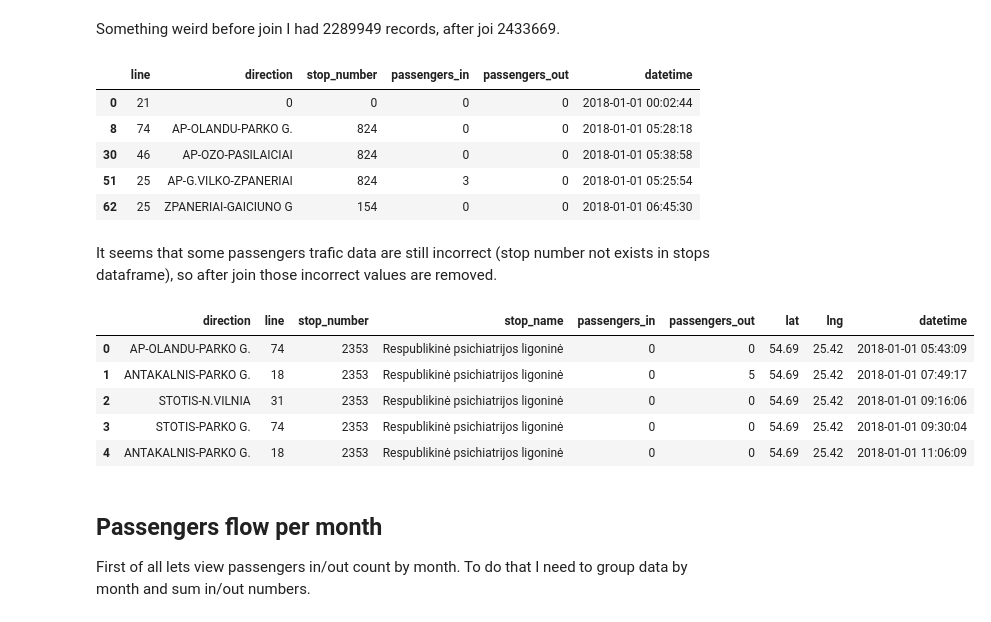
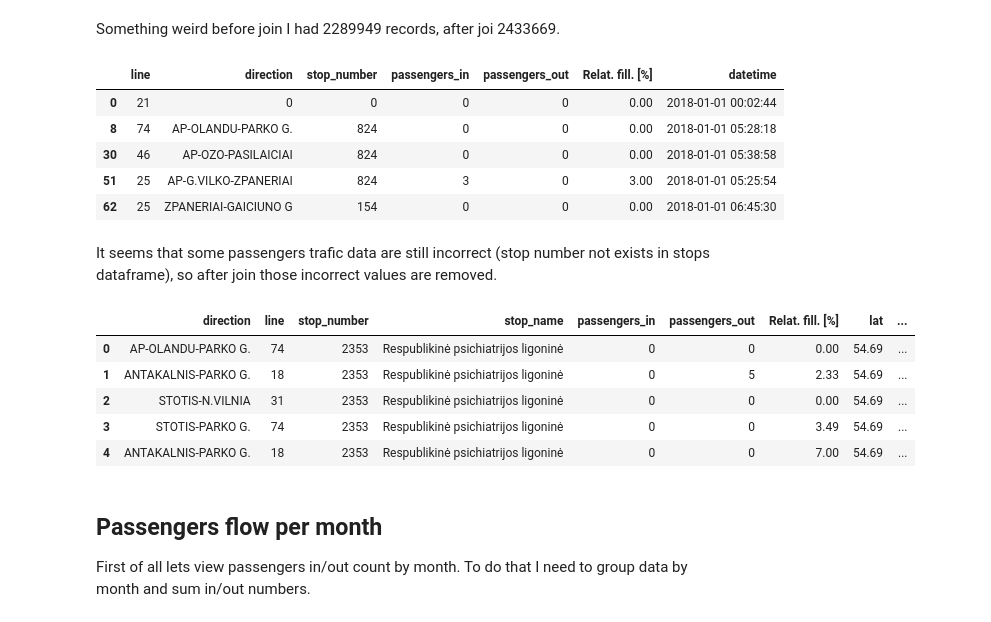
Before and after one commit to pdmsk/transport_ticketing_vilnius, a Jupyter notebook: Vilnius public transport passengers traffic.ipynb, the cells around one changed output. Drawn from its saved outputs; the diff is of its cells as text; code cells hidden in the pictures.

```diff
--- a/Vilnius public transport passengers traffic.ipynb
+++ b/Vilnius public transport passengers traffic.ipynb
@@ -73,6 +146,7 @@ traffic_dfs = [pd.read_csv(os.path.join('data\\keleiviu-srautai\\traffic_vilnius
                                     'Stop number',
                                     'Passeng. in',
                                     'Passeng. out',
+                                    'Relat. fill. [%]',
                                     'Tickets' ],
                            encoding='ISO-8859-1')
                for f in os.listdir('data\\keleiviu-srautai\\traffic_vilnius') if f.endswith('csv') and not f.startswith('stops')]
@@ -93,4 +168,7 @@ Tickets            0
 dtype: int64
+# %%
+traffic_df['Relat. fill. [%]'] = traffic_df['Relat. fill. [%]'].fillna(0)
+traffic_df['Relat. fill. [%]'] = pd.to_numeric(traffic_df['Relat. fill. [%]'], errors='coerce')
 # %%
 traffic_df['Passeng. in'] = traffic_df['Passeng. in'].astype('int64')
 traffic_df['Passeng. out'] = traffic_df['Passeng. out'].astype('int64')
@@ -122,7 +200,7 @@ After inspecting data statistics I can see some abnormal values: passengers_in b
 # %%
 traffic_df = traffic_df[(traffic_df['passengers_in'] >= 0) & (traffic_df['passengers_in'] <= 30)]
 traffic_df = traffic_df[(traffic_df['passengers_out'] >= 0) & (traffic_df['passengers_out'] <= 30)]
-
+traffic_df = traffic_df[(traffic_df['Relat. fill. [%]'] >= 0) & (traffic_df['Relat. fill. [%]'] <= 100)]
 # traffic_df = traffic_df[~((traffic_df['passengers_in'] == 0) & (traffic_df['passengers_out'] == 0))]
 
 traffic_df.describe()
@@ -202,33 +281,34 @@ Something weird before join I had 2289949 records, after joi 2433669.
 tmp_df = traffic_df[~traffic_df['stop_number'].isin(stop_df['stop_number'])]
 tmp_df.head()
 # %% [output]
-|  | line | direction | stop_number | passengers_in | passengers_out | datetime |
-| 0 | 21 | 0 | 0 | 0 | 0 | 2018-01-01 00:02:44 |
-| 8 | 74 | AP-OLANDU-PARKO G. | 824 | 0 | 0 | 2018-01-01 05:28:18 |
-| 30 | 46 | AP-OZO-PASILAICIAI | 824 | 0 | 0 | 2018-01-01 05:38:58 |
-| 51 | 25 | AP-G.VILKO-ZPANERIAI | 824 | 3 | 0 | 2018-01-01 05:25:54 |
-| 62 | 25 | ZPANERIAI-GAICIUNO G | 154 | 0 | 0 | 2018-01-01 06:45:30 |
+|  | line | direction | stop_number | passengers_in | passengers_out | Relat. fill. [%] | datetime |
+| 0 | 21 | 0 | 0 | 0 | 0 | 0.00 | 2018-01-01 00:02:44 |
+| 8 | 74 | AP-OLANDU-PARKO G. | 824 | 0 | 0 | 0.00 | 2018-01-01 05:28:18 |
+| 30 | 46 | AP-OZO-PASILAICIAI | 824 | 0 | 0 | 0.00 | 2018-01-01 05:38:58 |
+| 51 | 25 | AP-G.VILKO-ZPANERIAI | 824 | 3 | 0 | 3.00 | 2018-01-01 05:25:54 |
+| 62 | 25 | ZPANERIAI-GAICIUNO G | 154 | 0 | 0 | 0.00 | 2018-01-01 06:45:30 |
 # %% [markdown]
 It seems that some passengers trafic data are still incorrect (stop number not exists in stops dataframe), so after join those incorrect values are removed.
 # %%
 df = df[['direction',
          'line',
          'stop_number',
          'stop_name',
          'passengers_in',
          'passengers_out',
+         'Relat. fill. [%]',
          'lat',
          'lng',
          'datetime']]
 
 df.head()
 # %% [output]
-|  | direction | line | stop_number | stop_name | passengers_in | passengers_out | lat | lng | datetime |
-| 0 | AP-OLANDU-PARKO G. | 74 | 2353 | Respublikinė psichiatrijos ligoninė | 0 | 0 | 54.69 | 25.42 | 2018-01-01 05:43:09 |
-| 1 | ANTAKALNIS-PARKO G. | 18 | 2353 | Respublikinė psichiatrijos ligoninė | 0 | 5 | 54.69 | 25.42 | 2018-01-01 07:49:17 |
-| 2 | STOTIS-N.VILNIA | 31 | 2353 | Respublikinė psichiatrijos ligoninė | 0 | 0 | 54.69 | 25.42 | 2018-01-01 09:16:06 |
-| 3 | STOTIS-PARKO G. | 74 | 2353 | Respublikinė psichiatrijos ligoninė | 0 | 0 | 54.69 | 25.42 | 2018-01-01 09:30:04 |
-| 4 | ANTAKALNIS-PARKO G. | 18 | 2353 | Respublikinė psichiatrijos ligoninė | 0 | 0 | 54.69 | 25.42 | 2018-01-01 11:06:09 |
+|  | direction | line | stop_number | stop_name | passengers_in | passengers_out | Relat. fill. [%] | lat | ... |
+| 0 | AP-OLANDU-PARKO G. | 74 | 2353 | Respublikinė psichiatrijos ligoninė | 0 | 0 | 0.00 | 54.69 | ... |
+| 1 | ANTAKALNIS-PARKO G. | 18 | 2353 | Respublikinė psichiatrijos ligoninė | 0 | 5 | 2.33 | 54.69 | ... |
+| 2 | STOTIS-N.VILNIA | 31 | 2353 | Respublikinė psichiatrijos ligoninė | 0 | 0 | 0.00 | 54.69 | ... |
+| 3 | STOTIS-PARKO G. | 74 | 2353 | Respublikinė psichiatrijos ligoninė | 0 | 0 | 3.49 | 54.69 | ... |
+| 4 | ANTAKALNIS-PARKO G. | 18 | 2353 | Respublikinė psichiatrijos ligoninė | 0 | 0 | 7.00 | 54.69 | ... |
 # %% [markdown]
 ## Passengers flow per month
 
```
Also changed, not shown: parts of 214 cells of this notebook.
